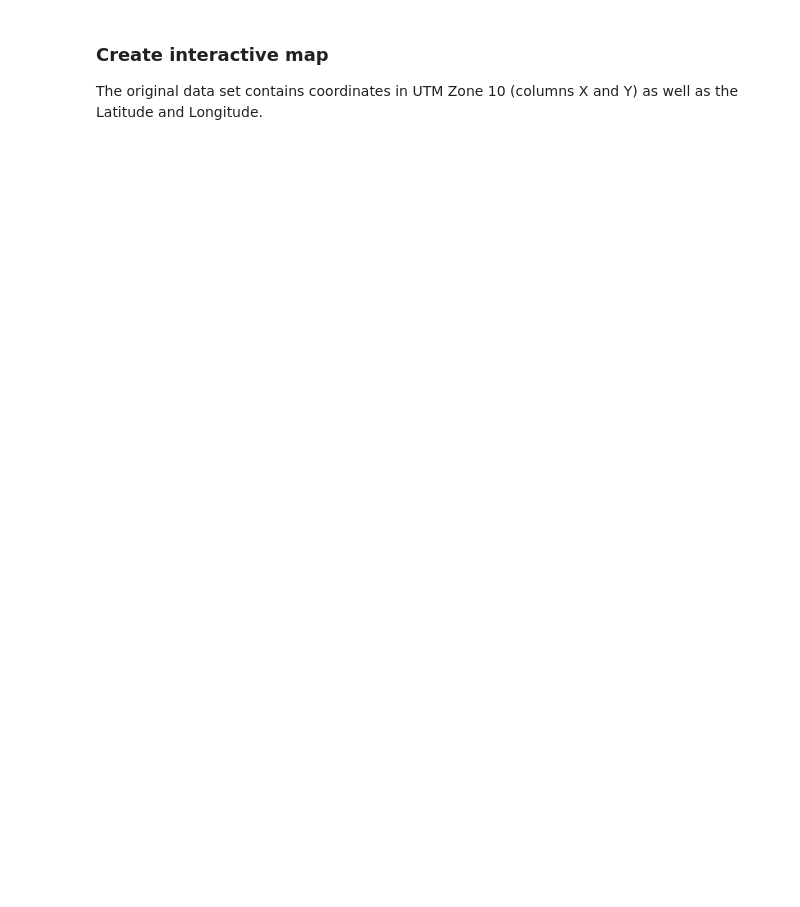
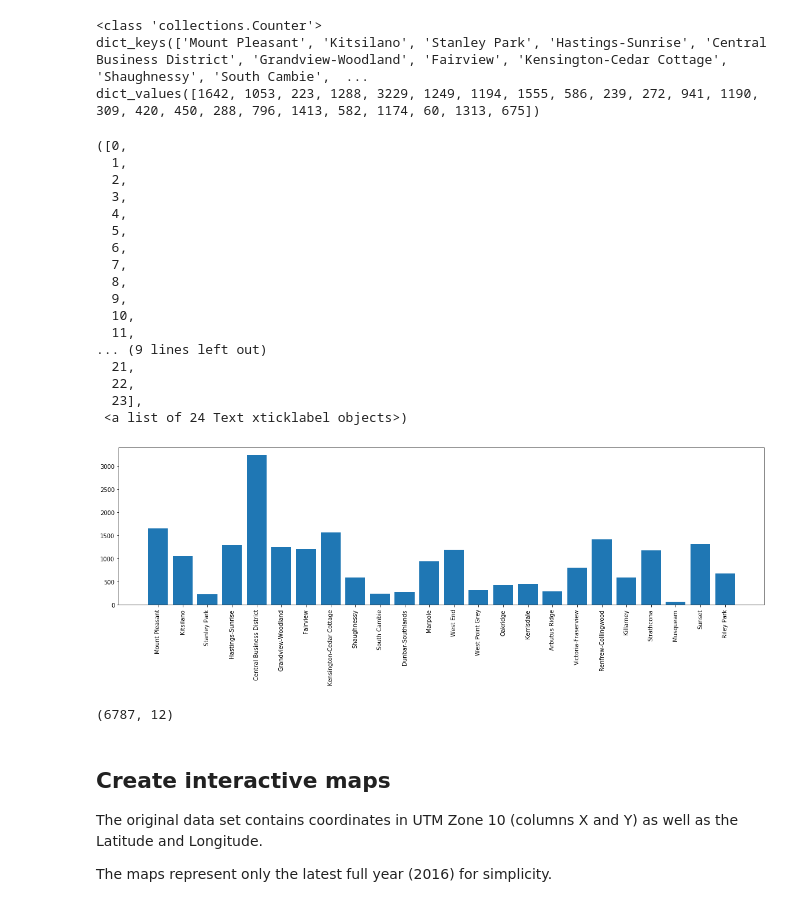
Before and after one commit to ornwipa/bike_theft_pattern, a Jupyter notebook: final project.ipynb, the cells around one changed output. Drawn from its saved outputs; the diff is of its cells as text; code cells hidden in the pictures; blank space fills up the shorter version.

```diff
--- a/final project.ipynb
+++ b/final project.ipynb
@@ -58,4 +110,42 @@ len(data.HUNDRED_BLOCK.unique())
+# %%
+print(type(Counter(data.NEIGHBOURHOOD)))
+print(Counter(data.NEIGHBOURHOOD).keys())
+print(Counter(data.NEIGHBOURHOOD).values())
+
+plt.figure(figsize = (20,5))
+plt.bar(Counter(data.NEIGHBOURHOOD).keys(), Counter(data.NEIGHBOURHOOD).values())
+plt.xticks(rotation = 90)
+# %% [output]
+<class 'collections.Counter'>
+dict_keys(['Mount Pleasant', 'Kitsilano', 'Stanley Park', 'Hastings-Sunrise', 'Central Business District', 'Grandview-Woodland', 'Fairview', 'Kensington-Cedar Cottage', 'Shaughnessy', 'South Cambie',  ...
+dict_values([1642, 1053, 223, 1288, 3229, 1249, 1194, 1555, 586, 239, 272, 941, 1190, 309, 420, 450, 288, 796, 1413, 582, 1174, 60, 1313, 675])
+([0,
+  1,
+  2,
+  3,
+  4,
+  5,
+  6,
+  7,
+  8,
+  9,
+  10,
+  11,
+... (9 lines left out)
+  21,
+  22,
+  23],
+ <a list of 24 Text xticklabel objects>)
+[figure, added]
+# %%
+# focus on the hour from 6 am to 11 pm, every day, month, year and street
+data = data[data.HOUR.isin(range(6,13))]
+data.shape
+# %% [output]
+(6787, 12)
 # %% [markdown]
-### Create interactive map
+## Create interactive maps
 
 The original data set contains coordinates in UTM Zone 10 (columns X and Y) as well as the Latitude and Longitude.
+
+The maps represent only the latest full year (2016) for simplicity.
```
Also changed, not shown: parts of 19 cells of this notebook.
